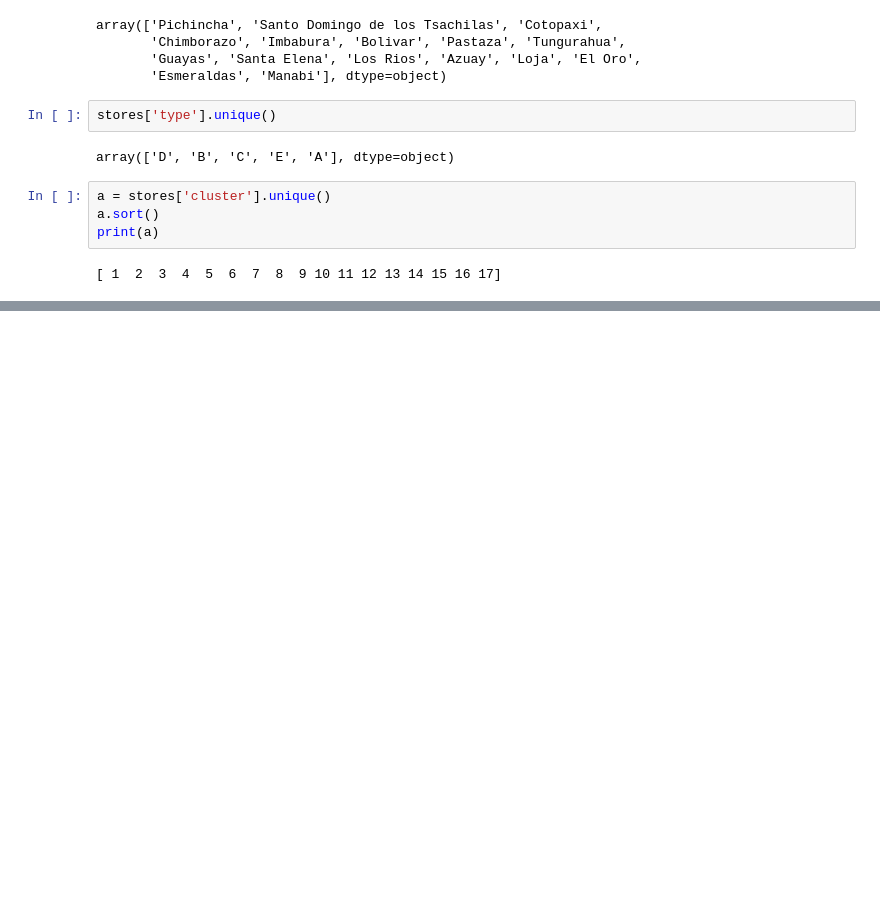
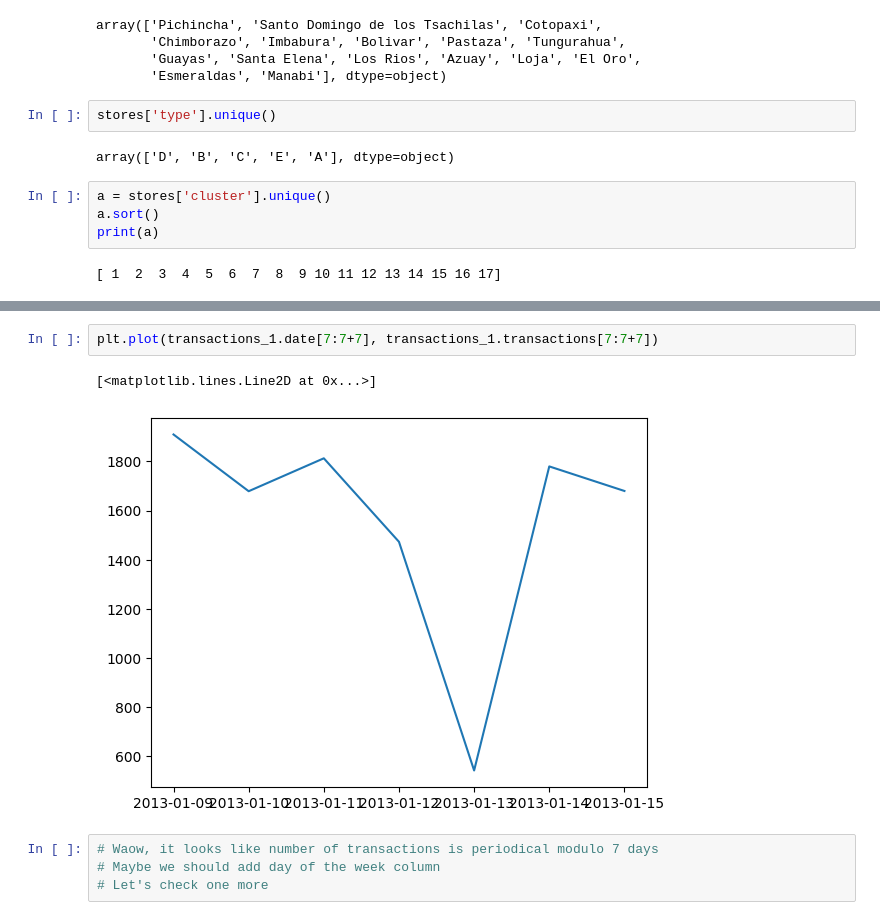
Before and after one commit to centralpenguin/StoreSales, a Jupyter notebook: notebooks/EDA.ipynb, the cells around one changed output, grey strips where cells are left out. Drawn from its saved outputs; the diff is of its cells as text; blank space fills up the shorter version.

```diff
--- a/notebooks/EDA.ipynb
+++ b/notebooks/EDA.ipynb
@@ -165,0 +276,9 @@ print(a)
+# %%
+plt.plot(transactions_1.date[7:7+7], transactions_1.transactions[7:7+7])
+# %% [output]
+[<matplotlib.lines.Line2D at 0x...>]
+[figure, added]
+# %%
+# Waow, it looks like number of transactions is periodical modulo 7 days
+# Maybe we should add day of the week column
+# Let's check one more
```
Also changed, not shown: parts of 16 cells of this notebook.
